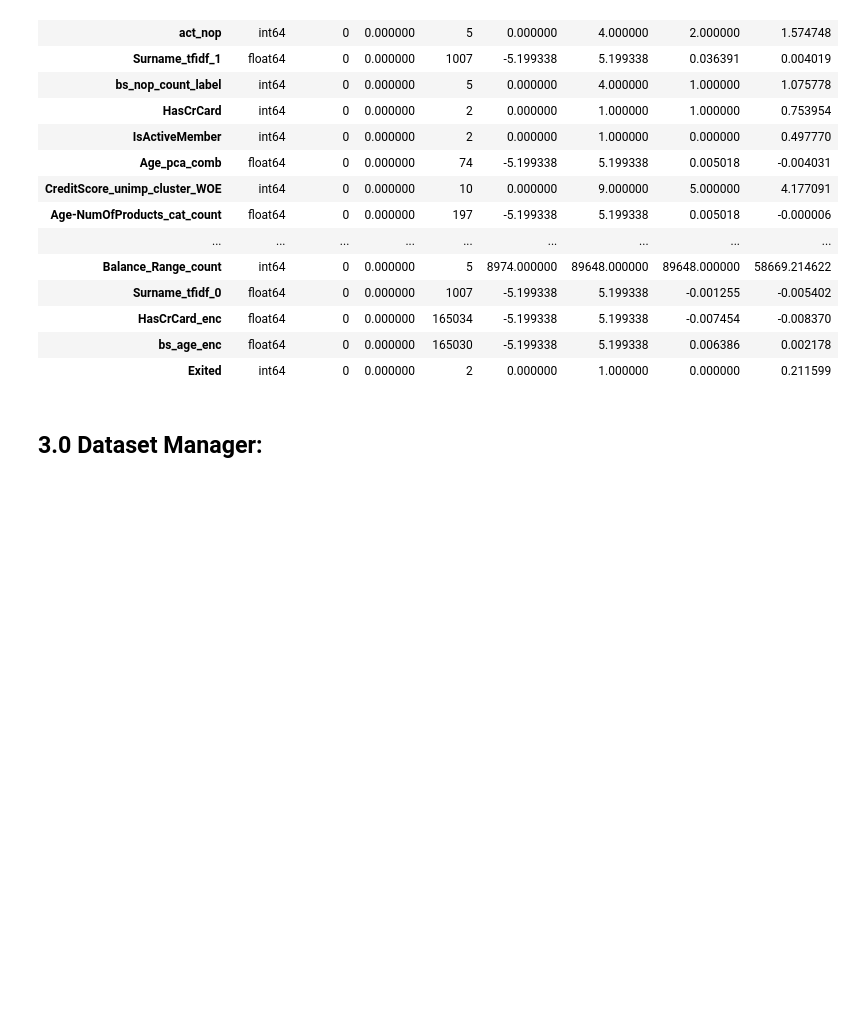
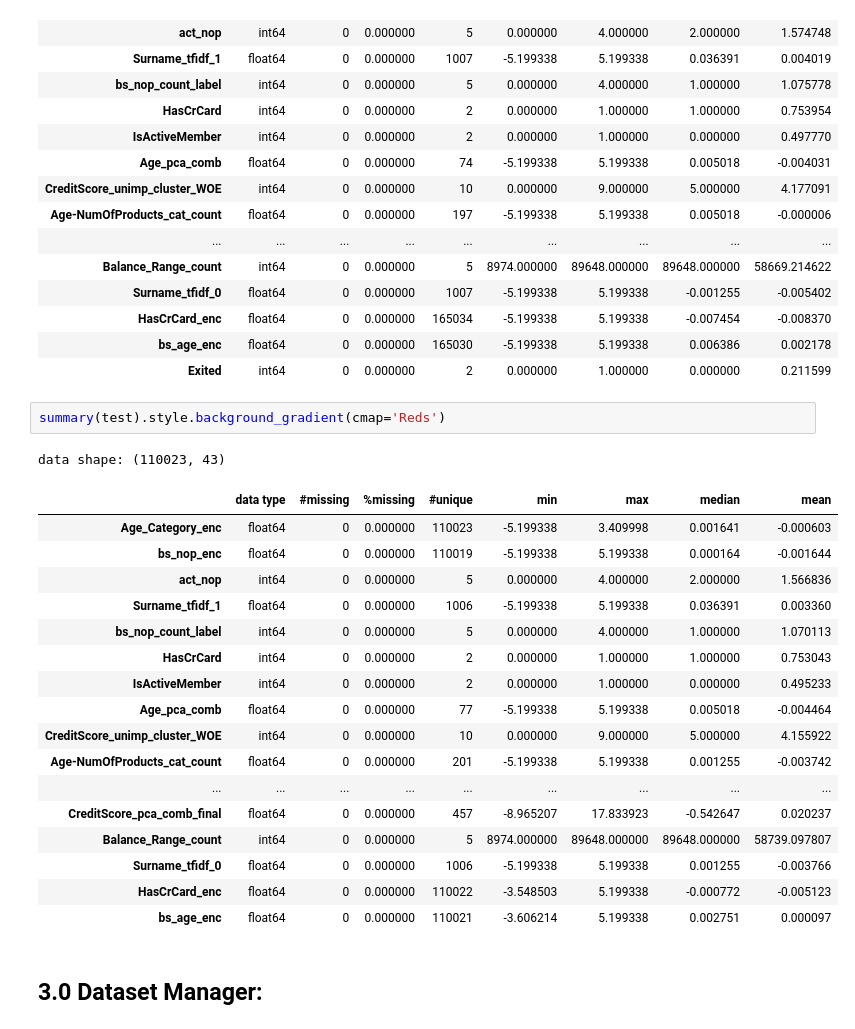
Before and after one commit to fabriziobasso/kaggle, a Jupyter notebook: Models_dnn_v0.ipynb, the cells around one changed output. Drawn from its saved outputs; the diff is of its cells as text; blank space fills up the shorter version.

```diff
--- a/Models_dnn_v0.ipynb
+++ b/Models_dnn_v0.ipynb
@@ -553,6 +695,27 @@ data shape: (165034, 44)
 | HasCrCard_enc | float64 | 0 | 0.000000 | 165034 | -5.199338 | 5.199338 | -0.007454 | -0.008370 |
 | bs_age_enc | float64 | 0 | 0.000000 | 165030 | -5.199338 | 5.199338 | 0.006386 | 0.002178 |
 | Exited | int64 | 0 | 0.000000 | 2 | 0.000000 | 1.000000 | 0.000000 | 0.211599 |
+# %%
+summary(test).style.background_gradient(cmap='Reds')
+# %% [output]
+data shape: (110023, 43)
+|  | data type | #missing | %missing | #unique | min | max | median | mean |
+| Age_Category_enc | float64 | 0 | 0.000000 | 110023 | -5.199338 | 3.409998 | 0.001641 | -0.000603 |
+| bs_nop_enc | float64 | 0 | 0.000000 | 110019 | -5.199338 | 5.199338 | 0.000164 | -0.001644 |
+| act_nop | int64 | 0 | 0.000000 | 5 | 0.000000 | 4.000000 | 2.000000 | 1.566836 |
+| Surname_tfidf_1 | float64 | 0 | 0.000000 | 1006 | -5.199338 | 5.199338 | 0.036391 | 0.003360 |
+| bs_nop_count_label | int64 | 0 | 0.000000 | 5 | 0.000000 | 4.000000 | 1.000000 | 1.070113 |
+| HasCrCard | int64 | 0 | 0.000000 | 2 | 0.000000 | 1.000000 | 1.000000 | 0.753043 |
+| IsActiveMember | int64 | 0 | 0.000000 | 2 | 0.000000 | 1.000000 | 0.000000 | 0.495233 |
+| Age_pca_comb | float64 | 0 | 0.000000 | 77 | -5.199338 | 5.199338 | 0.005018 | -0.004464 |
+| CreditScore_unimp_cluster_WOE | int64 | 0 | 0.000000 | 10 | 0.000000 | 9.000000 | 5.000000 | 4.155922 |
+| Age-NumOfProducts_cat_count | float64 | 0 | 0.000000 | 201 | -5.199338 | 5.199338 | 0.001255 | -0.003742 |
+| ... | ... | ... | ... | ... | ... | ... | ... | ... |
+| CreditScore_pca_comb_final | float64 | 0 | 0.000000 | 457 | -8.965207 | 17.833923 | -0.542647 | 0.020237 |
+| Balance_Range_count | int64 | 0 | 0.000000 | 5 | 8974.000000 | 89648.000000 | 89648.000000 | 58739.097807 |
+| Surname_tfidf_0 | float64 | 0 | 0.000000 | 1006 | -5.199338 | 5.199338 | 0.001255 | -0.003766 |
+| HasCrCard_enc | float64 | 0 | 0.000000 | 110022 | -3.548503 | 5.199338 | -0.000772 | -0.005123 |
+| bs_age_enc | float64 | 0 | 0.000000 | 110021 | -3.606214 | 5.199338 | 0.002751 | 0.000097 |
 # %% [markdown]
 ## **3.0 Dataset Manager:**
 # %%
```
Also changed, not shown: parts of 39 cells of this notebook.
